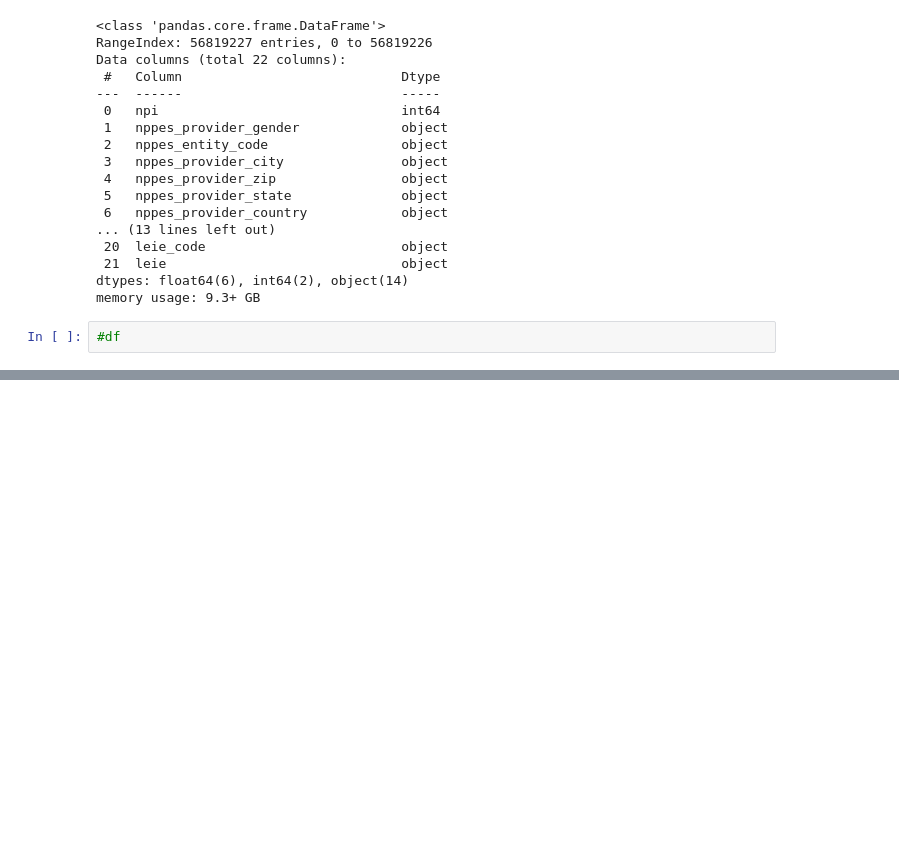
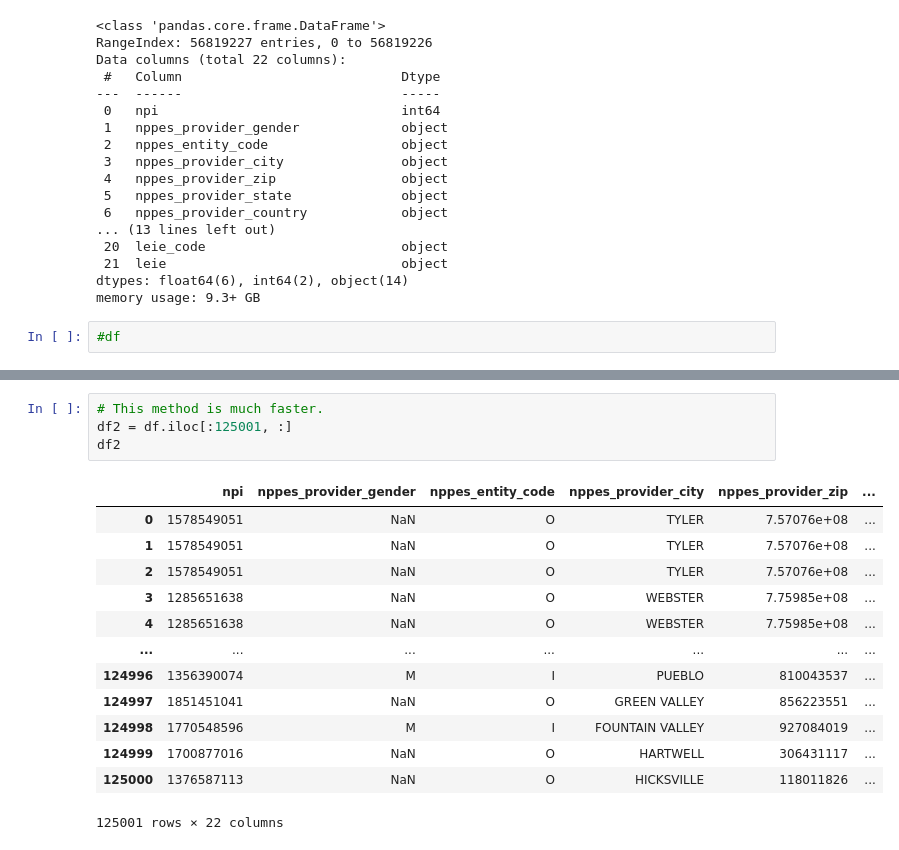
Before and after one commit to gleixners792/Final_Project, a Jupyter notebook: code/Sort_data.ipynb, the cells around one changed output, grey strips where cells are left out. Cells and saved outputs as stored; diff of their text form; blank space fills up the shorter version.

```diff
--- a/code/Sort_data.ipynb
+++ b/code/Sort_data.ipynb
@@ -69,0 +84,18 @@ df
+# %%
+# This method is much faster.
+df2 = df.iloc[:125001, :]
+df2
+# %% [output]
+|  | npi | nppes_provider_gender | nppes_entity_code | nppes_provider_city | nppes_provider_zip | ... |
+| 0 | 1578549051 | NaN | O | TYLER | 7.57076e+08 | ... |
+| 1 | 1578549051 | NaN | O | TYLER | 7.57076e+08 | ... |
+| 2 | 1578549051 | NaN | O | TYLER | 7.57076e+08 | ... |
+| 3 | 1285651638 | NaN | O | WEBSTER | 7.75985e+08 | ... |
+| 4 | 1285651638 | NaN | O | WEBSTER | 7.75985e+08 | ... |
+| ... | ... | ... | ... | ... | ... | ... |
+| 124996 | 1356390074 | M | I | PUEBLO | 810043537 | ... |
+| 124997 | 1851451041 | NaN | O | GREEN VALLEY | 856223551 | ... |
+| 124998 | 1770548596 | M | I | FOUNTAIN VALLEY | 927084019 | ... |
+| 124999 | 1700877016 | NaN | O | HARTWELL | 306431117 | ... |
+| 125000 | 1376587113 | NaN | O | HICKSVILLE | 118011826 | ... |
+125001 rows × 22 columns
```
Also changed, not shown: parts of 7 cells of this notebook, 13 other files.
